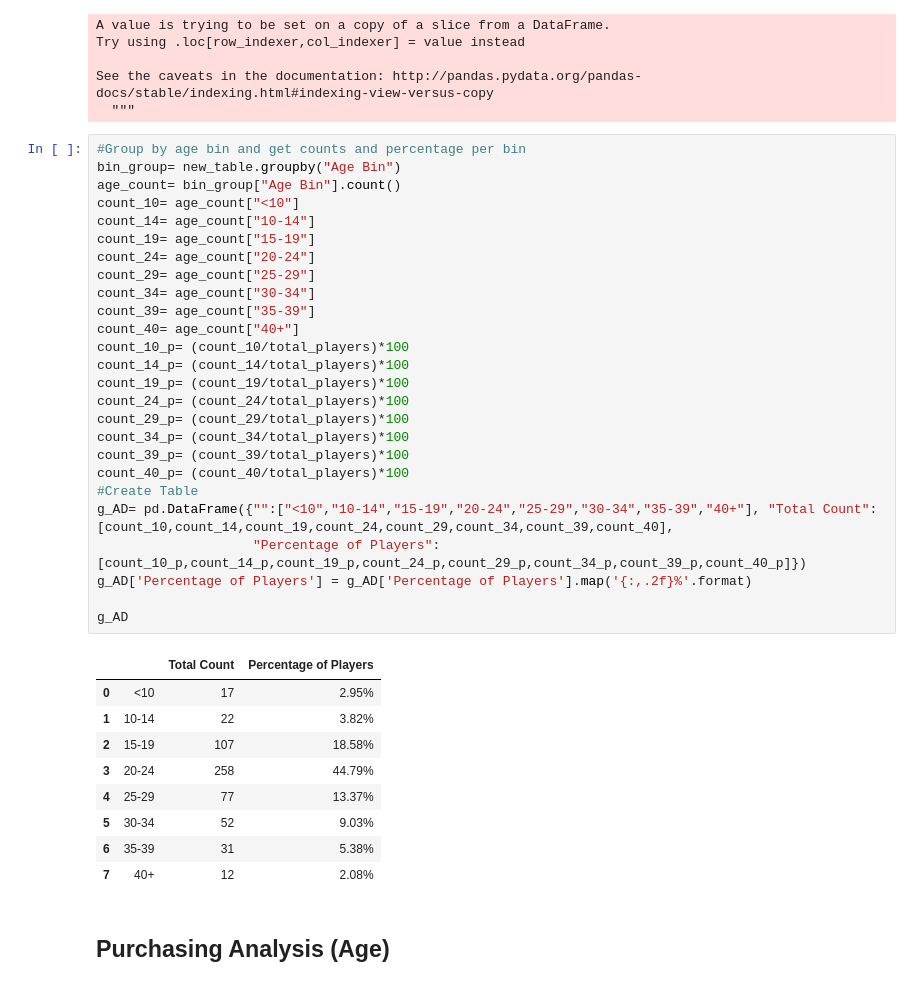
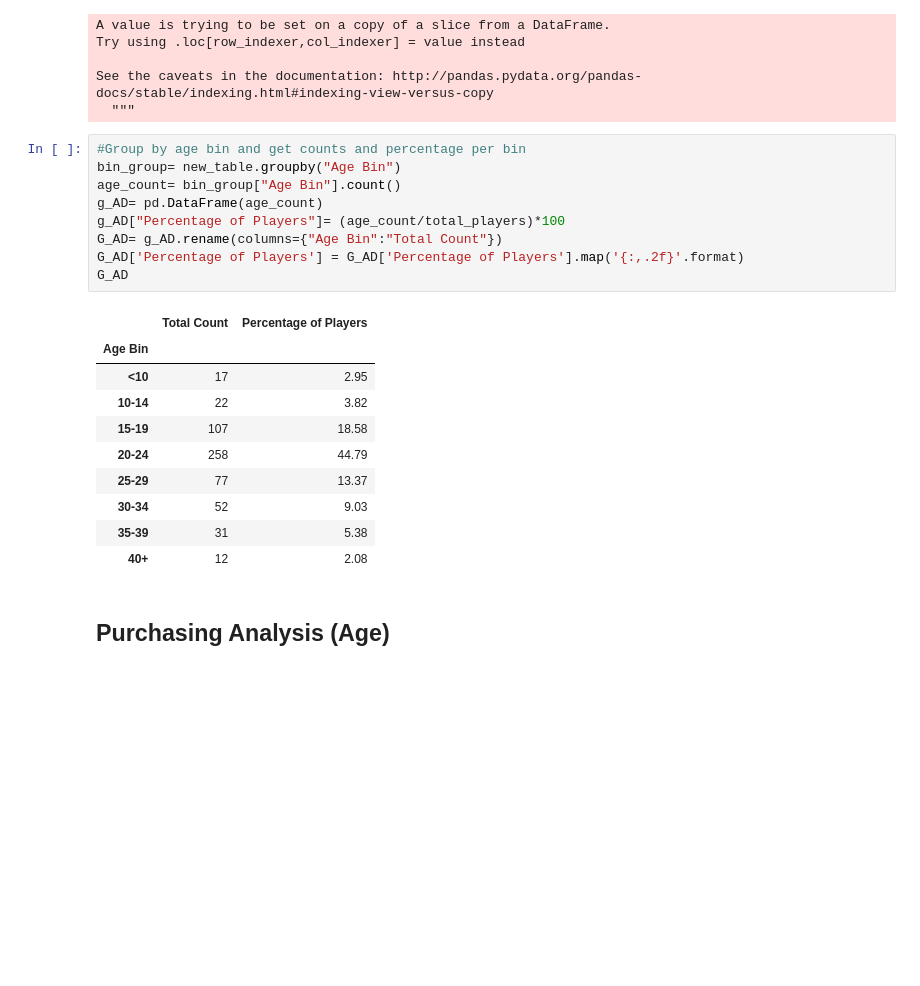
Before and after one commit to asoonyii/python-challenge, a Jupyter notebook: HeroesOfPymoli/04-Pandas_Homework_HeroesOfPymoli_HeroesOfPymoli_starter.ipynb, the cells around one changed output. Saved outputs shown, nothing was run; the diff lists cells and outputs as text; blank space fills up the shorter version.

```diff
--- a/HeroesOfPymoli/04-Pandas_Homework_HeroesOfPymoli_HeroesOfPymoli_starter.ipynb
+++ b/HeroesOfPymoli/04-Pandas_Homework_HeroesOfPymoli_HeroesOfPymoli_starter.ipynb
@@ -176,42 +158,26 @@ Try using .loc[row_indexer,col_indexer] = value instead
 
 See the caveats in the documentation: http://pandas.pydata.org/pandas-docs/stable/indexing.html#indexing-view-versus-copy
   """
-# %%
-#Group by age bin and get counts and percentage per bin
-bin_group= new_table.groupby("Age Bin")
-age_count= bin_group["Age Bin"].count()
-count_10= age_count["<10"]
-count_14= age_count["10-14"]
-count_19= age_count["15-19"]
-count_24= age_count["20-24"]
-count_29= age_count["25-29"]
-count_34= age_count["30-34"]
-count_39= age_count["35-39"]
-count_40= age_count["40+"]
-count_10_p= (count_10/total_players)*100
-count_14_p= (count_14/total_players)*100
-count_19_p= (count_19/total_players)*100
-count_24_p= (count_24/total_players)*100
-count_29_p= (count_29/total_players)*100
-count_34_p= (count_34/total_players)*100
-count_39_p= (count_39/total_players)*100
-count_40_p= (count_40/total_players)*100
-#Create Table
-g_AD= pd.DataFrame({"":["<10","10-14","15-19","20-24","25-29","30-34","35-39","40+"], "Total Count":[count_10,count_14,count_19,count_24,count_29,count_34,count_39,count_40],
-                    "Percentage of Players":[count_10_p,count_14_p,count_19_p,count_24_p,count_29_p,count_34_p,count_39_p,count_40_p]})
-g_AD['Percentage of Players'] = g_AD['Percentage of Players'].map('{:,.2f}%'.format)
-
-g_AD
-# %% [output]
-|  |  | Total Count | Percentage of Players |
-| 0 | <10 | 17 | 2.95% |
-| 1 | 10-14 | 22 | 3.82% |
-| 2 | 15-19 | 107 | 18.58% |
-| 3 | 20-24 | 258 | 44.79% |
-| 4 | 25-29 | 77 | 13.37% |
-| 5 | 30-34 | 52 | 9.03% |
-| 6 | 35-39 | 31 | 5.38% |
-| 7 | 40+ | 12 | 2.08% |
+# %%
+#Group by age bin and get counts and percentage per bin
+bin_group= new_table.groupby("Age Bin")
+age_count= bin_group["Age Bin"].count()
+g_AD= pd.DataFrame(age_count)
+g_AD["Percentage of Players"]= (age_count/total_players)*100
+G_AD= g_AD.rename(columns={"Age Bin":"Total Count"})
+G_AD['Percentage of Players'] = G_AD['Percentage of Players'].map('{:,.2f}'.format)
+G_AD
+# %% [output]
+|  | Total Count | Percentage of Players |
+| Age Bin |  |  |
+| <10 | 17 | 2.95 |
+| 10-14 | 22 | 3.82 |
+| 15-19 | 107 | 18.58 |
+| 20-24 | 258 | 44.79 |
+| 25-29 | 77 | 13.37 |
+| 30-34 | 52 | 9.03 |
+| 35-39 | 31 | 5.38 |
+| 40+ | 12 | 2.08 |
 # %% [markdown]
 ## Purchasing Analysis (Age)
 # %% [markdown]
```
Also changed, not shown: parts of 4 cells of this notebook.
